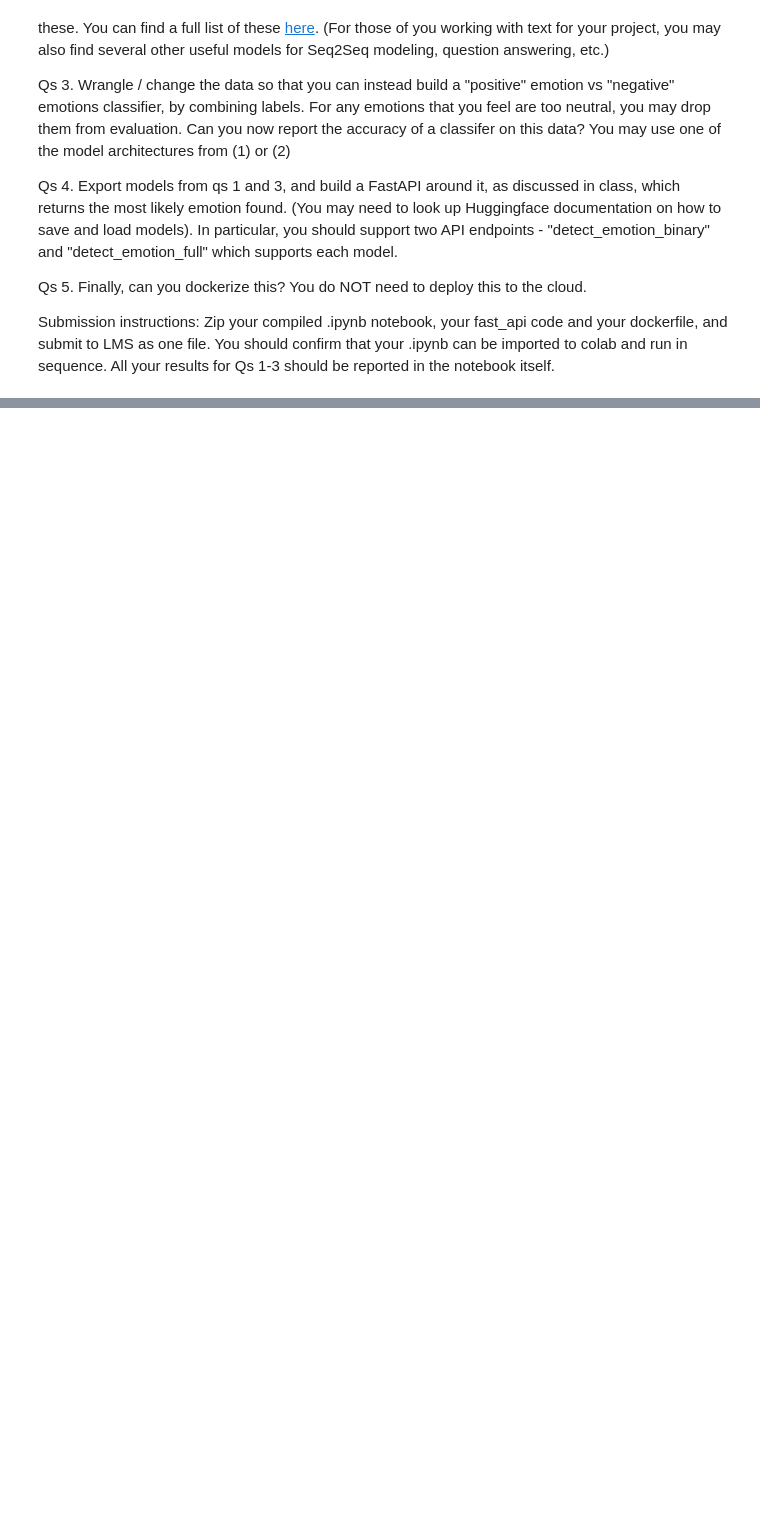
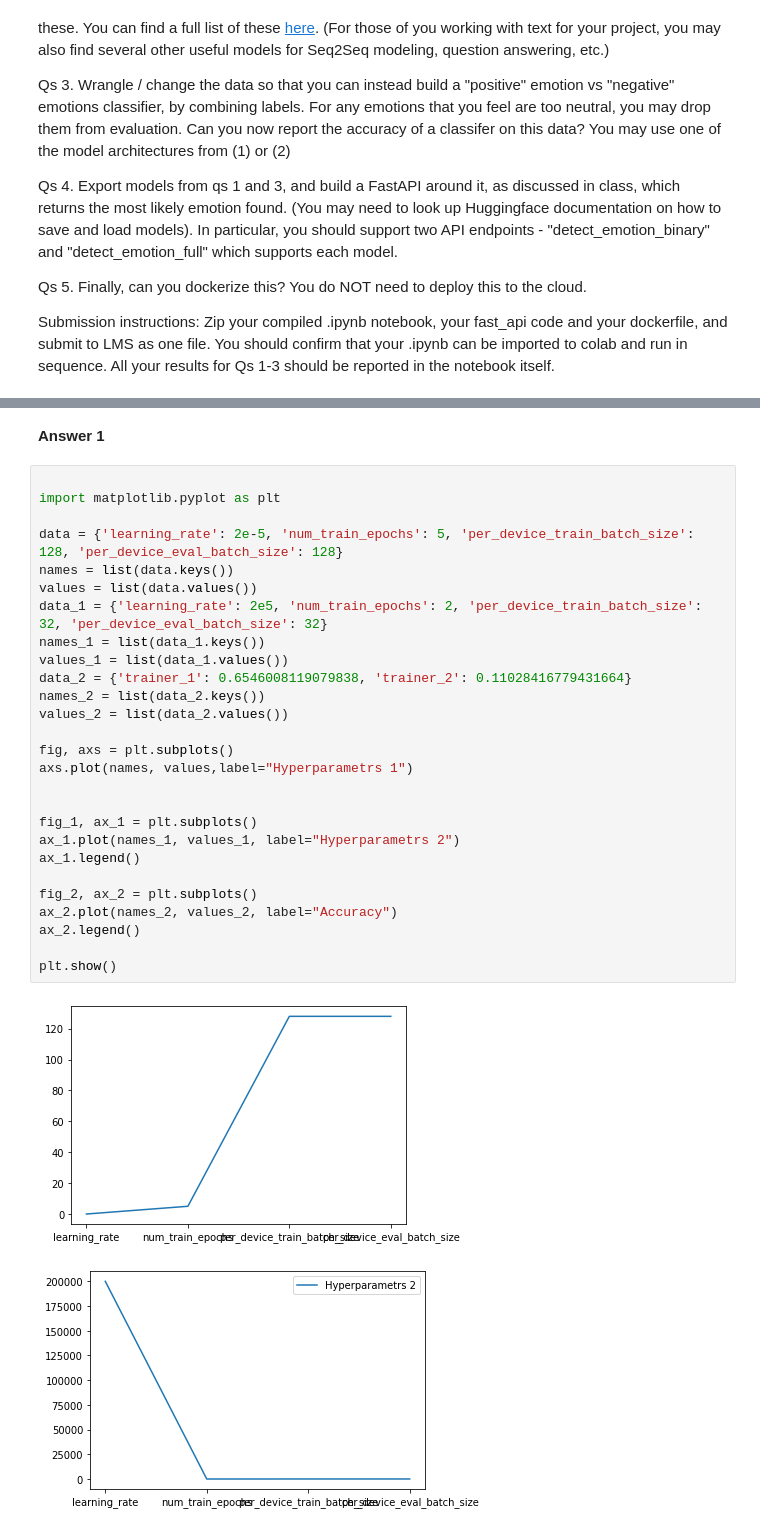
Before and after one commit to sarimk80/data_science_product_developmet_1, a Jupyter notebook: Homework_1.ipynb, the cells around one changed output, grey strips where cells are left out. Drawn from its saved outputs; the diff is of its cells as text; blank space fills up the shorter version.

```diff
--- a/Homework_1.ipynb
+++ b/Homework_1.ipynb
@@ -304,0 +364,32 @@ Submission instructions: Zip your compiled .ipynb notebook, your fast_api code a
+# %% [markdown]
+**Answer 1**
+# %%
+
+import matplotlib.pyplot as plt
+
+data = {'learning_rate': 2e-5, 'num_train_epochs': 5, 'per_device_train_batch_size': 128, 'per_device_eval_batch_size': 128}
+names = list(data.keys())
+values = list(data.values())
+data_1 = {'learning_rate': 2e5, 'num_train_epochs': 2, 'per_device_train_batch_size': 32, 'per_device_eval_batch_size': 32}
+names_1 = list(data_1.keys())
+values_1 = list(data_1.values())
+data_2 = {'trainer_1': 0.6546008119079838, 'trainer_2': 0.11028416779431664}
+names_2 = list(data_2.keys())
+values_2 = list(data_2.values())
+
+fig, axs = plt.subplots()
+axs.plot(names, values,label="Hyperparametrs 1")
+
+
+fig_1, ax_1 = plt.subplots()
+ax_1.plot(names_1, values_1, label="Hyperparametrs 2")
+ax_1.legend()
+
+fig_2, ax_2 = plt.subplots()
+ax_2.plot(names_2, values_2, label="Accuracy")
+ax_2.legend()
+
+plt.show()
+# %% [output]
+[figure, added]
+[figure, added]
```
Also changed, not shown: parts of 42 cells of this notebook.
